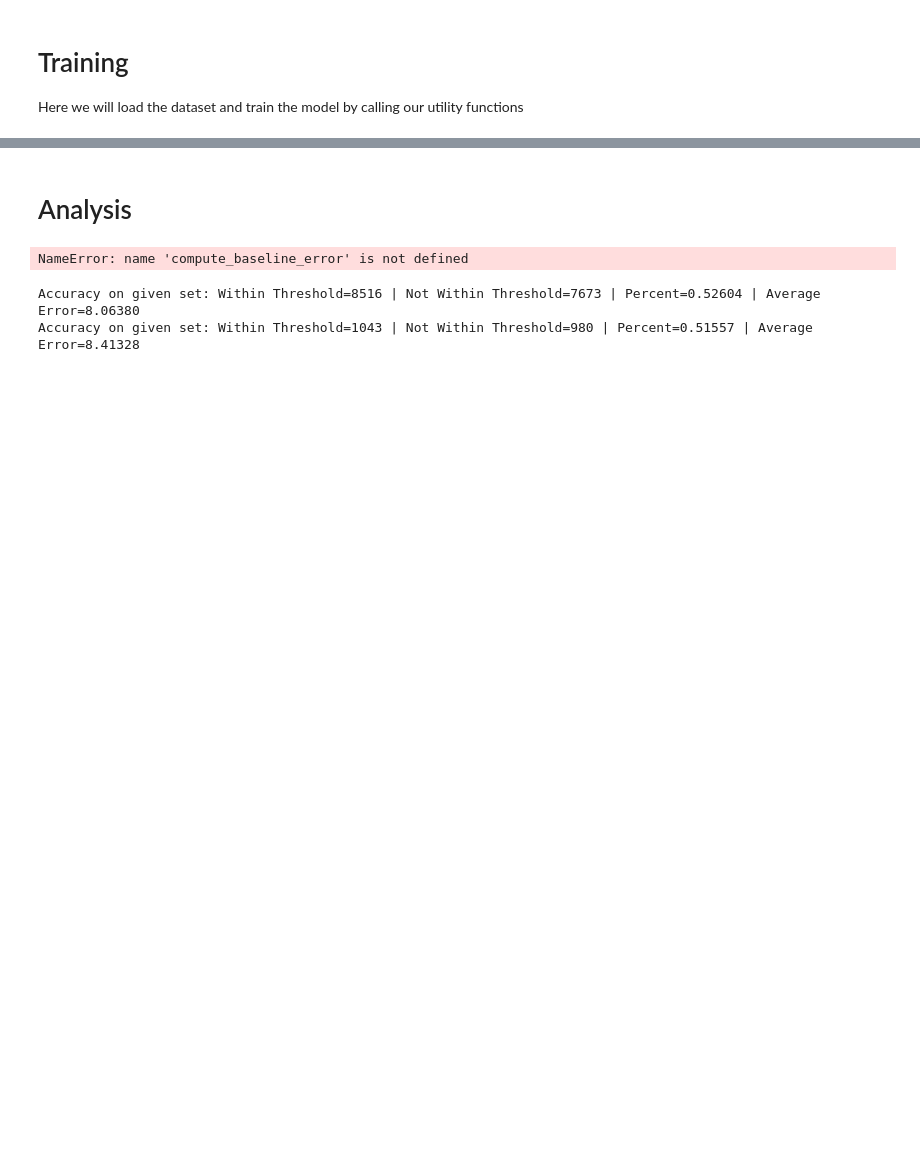
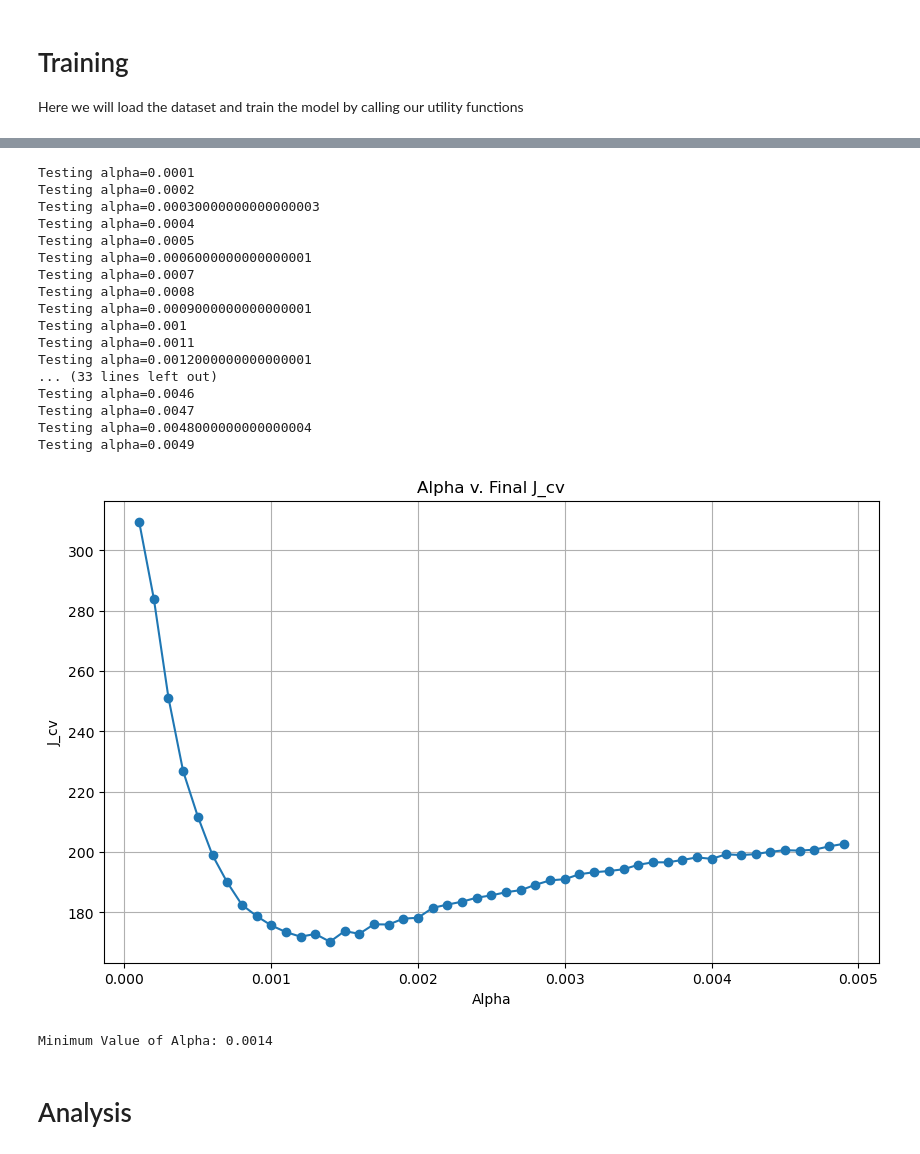
Before and after one commit to sachinallums/cs129LairWaitTime, a Jupyter notebook: wait_time_model.ipynb, the cells around one changed output, grey strips where cells are left out. Saved outputs shown, nothing was run; the diff lists cells and outputs as text; code cells hidden in the pictures; blank space fills up the shorter version.

```diff
--- a/wait_time_model.ipynb
+++ b/wait_time_model.ipynb
@@ -341,14 +579,45 @@ prediction: 5.30, target value: 1
+# %%
+# Trying different learning rates values, pick the one that minimizes J_cv
+J_cv = []
+alpha_old = LEARNING_RATE
+for test_alpha in np.arange(0.0001, 0.005, 0.0001):
+    print(f"Testing alpha={test_alpha}")
+    LEARNING_RATE = test_alpha
+    w_trash, b_trash, J_train_hist, J_cv_hist = train_linear_regression(X_train_scaled, y_train, X_cv_scaled, y_cv, return_history=True, silent=True)
+    J_cv.append(J_cv_hist[-1])
+
+LEARNING_RATE = alpha_old
+
+plt.figure(figsize=(10, 6))  # Optional: Specifies the figure size
+plt.plot(np.arange(0.0001, 0.005, 0.0001), J_cv, marker='o')  # Plot the points with markers
+
+plt.title('Alpha v. Final J_cv')  # Optional: Adds a title to the plot
+plt.xlabel('Alpha')  # Optional: Adds a label to the X axis
+plt.ylabel('J_cv')  # Optional: Adds a label to the Y axis
+plt.grid(True)  # Optional: Shows a grid
+plt.savefig('alpha-v-jcv.png', dpi=300)
+plt.show()
+
+print(f"Minimum Value of Alpha: {np.arange(0.0001, 0.005, 0.0001)[np.argmin(J_cv)]}")
+# %% [output]
+Testing alpha=0.0001
+Testing alpha=0.0002
+Testing alpha=0.00030000000000000003
+Testing alpha=0.0004
+Testing alpha=0.0005
+Testing alpha=0.0006000000000000001
+Testing alpha=0.0007
+Testing alpha=0.0008
+Testing alpha=0.0009000000000000001
+Testing alpha=0.001
+Testing alpha=0.0011
+Testing alpha=0.0012000000000000001
+... (33 lines left out)
+Testing alpha=0.0046
+Testing alpha=0.0047
+Testing alpha=0.0048000000000000004
+Testing alpha=0.0049
+[figure, added]
+Minimum Value of Alpha: 0.0014
 # %% [markdown]
 # Analysis
-# %%
-# What would our accuracy be if we just assumed every request takes 15 minutes
-compute_baseline_error(threshold=5)
-# %% [output]
-NameError: name 'compute_baseline_error' is not defined
-# %%
-# How accurate is our model as predicting wait times within `threshold` minutes
-compute_accuracy(X_train, Y_train, w, b, threshold=5)
-compute_accuracy(TEST['X'], TEST['Y'], w, b, threshold=5)
-# %% [output]
-Accuracy on given set: Within Threshold=8516 | Not Within Threshold=7673 | Percent=0.52604 | Average Error=8.06380
-Accuracy on given set: Within Threshold=1043 | Not Within Threshold=980 | Percent=0.51557 | Average Error=8.41328
```
Also changed, not shown: parts of 27 cells of this notebook, 12 other files.
